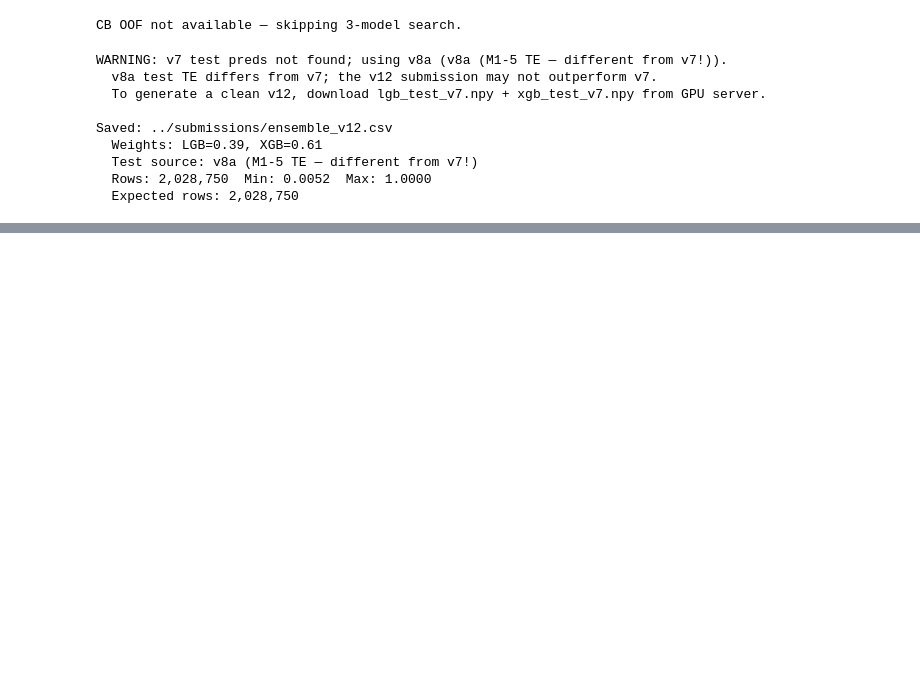
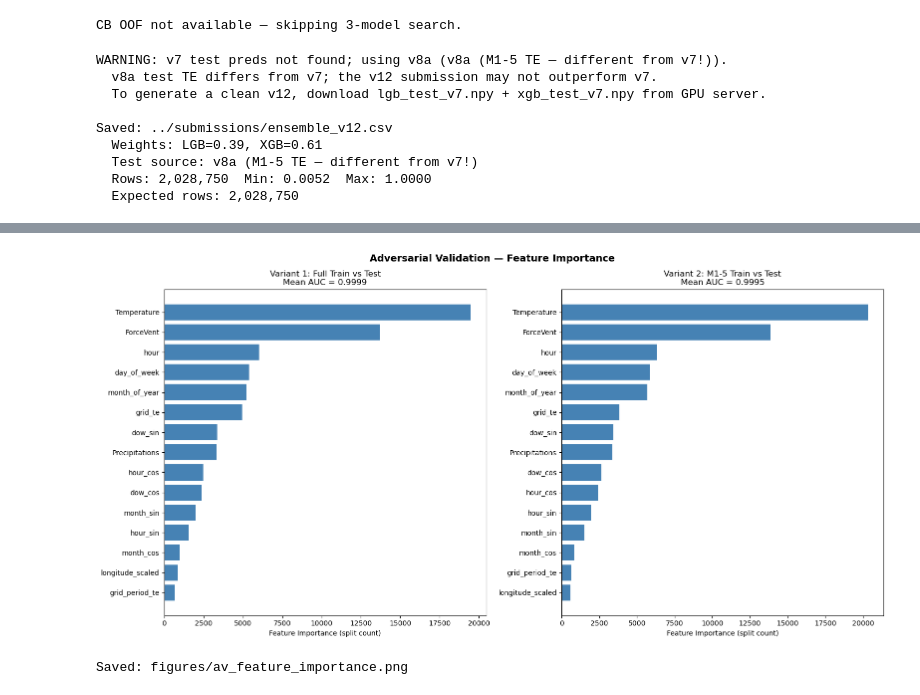
Before and after one commit to CUBWB7/CS5483-Predict-parking-violations, a Jupyter notebook: notebooks/06_sprint.ipynb, the cells around one changed output, grey strips where cells are left out. Cells and saved outputs as stored; diff of their text form; code cells hidden in the pictures; blank space fills up the shorter version.

```diff
--- a/notebooks/06_sprint.ipynb
+++ b/notebooks/06_sprint.ipynb
@@ -255,0 +407,23 @@ Saved: ../submissions/ensemble_v12.csv
+# %%
+# ── AV Feature Importance (both variants) ─────────────────────────────────────
+fig, axes = plt.subplots(1, 2, figsize=(16, 8))
+
+for ax, imp, title, auc_val in [
+    (axes[0], av1_importances, 'Variant 1: Full Train vs Test', av1_mean_auc),
+    (axes[1], av2_importances, 'Variant 2: M1-5 Train vs Test', av2_mean_auc),
+]:
+    sorted_idx = np.argsort(imp)[::-1][:15]
+    ax.barh(range(len(sorted_idx)), imp[sorted_idx][::-1], color='steelblue')
+    ax.set_yticks(range(len(sorted_idx)))
+    ax.set_yticklabels([AV_FEATURES[i] for i in sorted_idx][::-1])
+    ax.set_xlabel('Feature Importance (split count)')
+    ax.set_title(f'{title}\nMean AUC = {auc_val:.4f}')
+
+fig.suptitle('Adversarial Validation — Feature Importance', fontsize=14, fontweight='bold')
+plt.tight_layout()
+plt.savefig('../figures/av_feature_importance.png', dpi=150, bbox_inches='tight')
+plt.show()
+print('Saved: figures/av_feature_importance.png')
+# %% [output]
+[figure, added]
+Saved: figures/av_feature_importance.png
```
Also changed, not shown: parts of 10 cells of this notebook, 3 other files.
